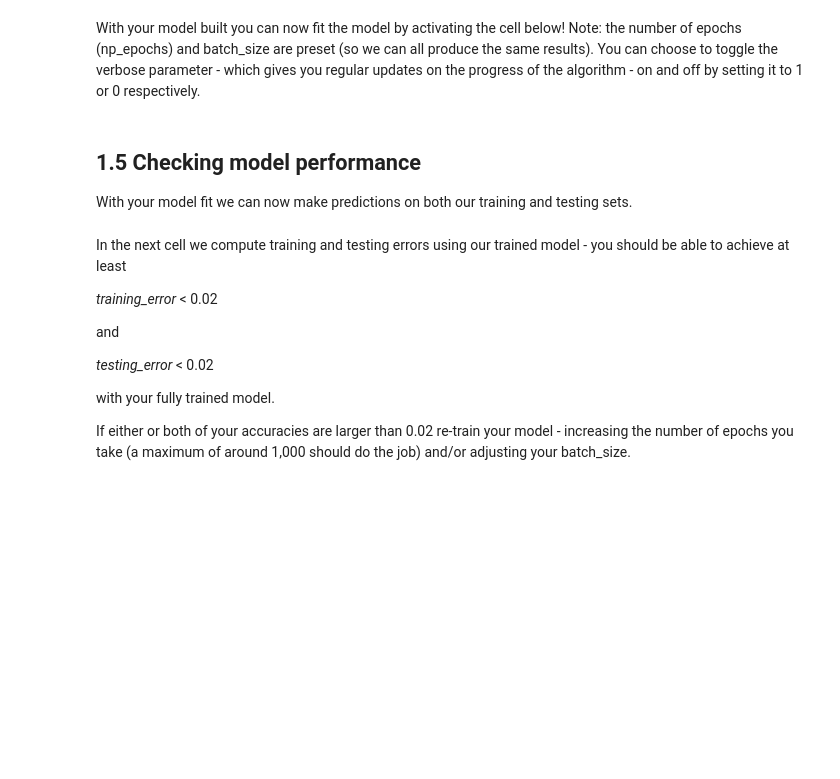
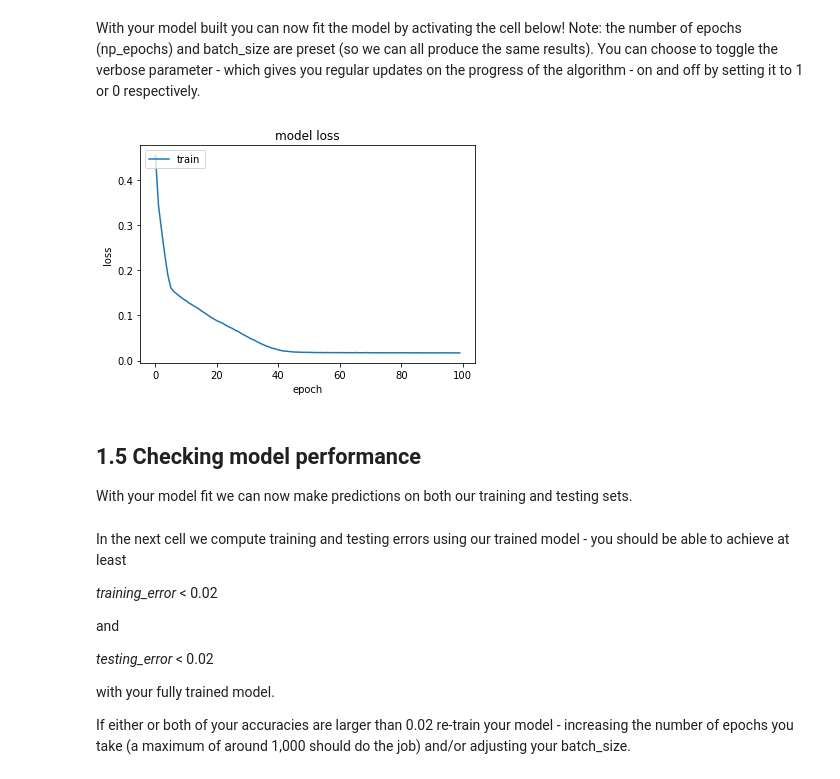
Before and after one commit to smile-on/aind2-rnn, a Jupyter notebook: RNN_project.ipynb, the cells around one changed output. Saved outputs shown, nothing was run; the diff lists cells and outputs as text; code cells hidden in the pictures; blank space fills up the shorter version.

```diff
--- a/RNN_project.ipynb
+++ b/RNN_project.ipynb
@@ -256,8 +285,13 @@ model.compile(loss='mean_squared_error', optimizer=optimizer)
 # %% [markdown]
 With your model built you can now fit the model by activating the cell below!  Note: the number of epochs (np_epochs) and batch_size are preset (so we can all produce the same results).  You can choose to toggle the verbose parameter - which gives you regular updates on the progress of the algorithm - on and off by setting it to 1 or 0 respectively.
 # %%
+from keras_utils import draw_error_surface
 # run your model!
-model.fit(X_train, y_train, epochs=1000, batch_size=50, verbose=0)
+fit_stats = model.fit(X_train, y_train, #validation_data=(X_validation, y_validation), #shuffle=False,
+                      epochs=100, batch_size=22, verbose=0)
+draw_error_surface(fit_stats.history)
+# %% [output]
+[figure, added]
 # %% [markdown]
 ## 1.5  Checking model performance
 
```
Also changed, not shown: parts of 5 cells of this notebook, 2 other files.
